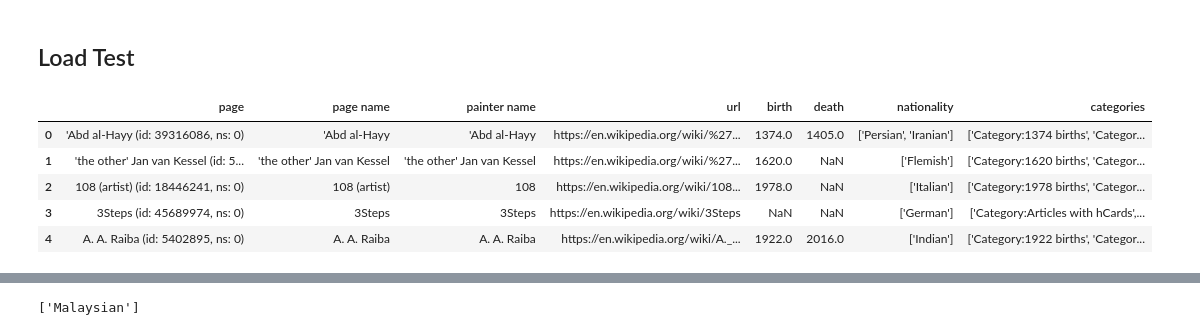
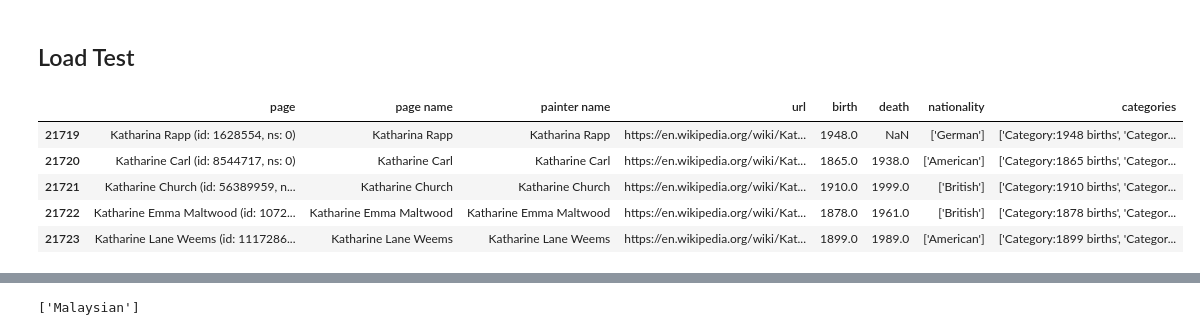
Before and after one commit to romainX17/google_project, a Jupyter notebook: Data/Wiki Crawler v2.ipynb, the cells around one changed output, grey strips where cells are left out. Saved outputs shown, nothing was run; the diff lists cells and outputs as text; code cells hidden in the pictures.

Commit message:
complete data_set

```diff
--- a/Data/Wiki Crawler v2.ipynb
+++ b/Data/Wiki Crawler v2.ipynb
@@ -183,14 +200,14 @@ df.to_csv('Data_GoogleArts_V1.csv')
 # %% [markdown]
 ## Load Test
 # %%
-df_tmp = pd.read_csv('Data_GoogleArts_V1_0_21719.csv', index_col=0)
+df_tmp = pd.read_csv('Data_GoogleArts_V1_21719_37049.csv', index_col=0)
 df_tmp.head()
 # %% [output]
 |  | page | page name | painter name | url | birth | death | nationality | categories |
-| 0 | 'Abd al-Hayy (id: 39316086, ns: 0) | 'Abd al-Hayy | 'Abd al-Hayy | https://en.wikipedia.org/wiki/%27... | 1374.0 | 1405.0 | ['Persian', 'Iranian'] | ['Category:1374 births', 'Categor... |
-| 1 | 'the other' Jan van Kessel (id: 5... | 'the other' Jan van Kessel | 'the other' Jan van Kessel | https://en.wikipedia.org/wiki/%27... | 1620.0 | NaN | ['Flemish'] | ['Category:1620 births', 'Categor... |
-| 2 | 108 (artist) (id: 18446241, ns: 0) | 108 (artist) | 108 | https://en.wikipedia.org/wiki/108... | 1978.0 | NaN | ['Italian'] | ['Category:1978 births', 'Categor... |
-| 3 | 3Steps (id: 45689974, ns: 0) | 3Steps | 3Steps | https://en.wikipedia.org/wiki/3Steps | NaN | NaN | ['German'] | ['Category:Articles with hCards',... |
-| 4 | A. A. Raiba (id: 5402895, ns: 0) | A. A. Raiba | A. A. Raiba | https://en.wikipedia.org/wiki/A._... | 1922.0 | 2016.0 | ['Indian'] | ['Category:1922 births', 'Categor... |
+| 21719 | Katharina Rapp (id: 1628554, ns: 0) | Katharina Rapp | Katharina Rapp | https://en.wikipedia.org/wiki/Kat... | 1948.0 | NaN | ['German'] | ['Category:1948 births', 'Categor... |
+| 21720 | Katharine Carl (id: 8544717, ns: 0) | Katharine Carl | Katharine Carl | https://en.wikipedia.org/wiki/Kat... | 1865.0 | 1938.0 | ['American'] | ['Category:1865 births', 'Categor... |
+| 21721 | Katharine Church (id: 56389959, n... | Katharine Church | Katharine Church | https://en.wikipedia.org/wiki/Kat... | 1910.0 | 1999.0 | ['British'] | ['Category:1910 births', 'Categor... |
+| 21722 | Katharine Emma Maltwood (id: 1072... | Katharine Emma Maltwood | Katharine Emma Maltwood | https://en.wikipedia.org/wiki/Kat... | 1878.0 | 1961.0 | ['British'] | ['Category:1878 births', 'Categor... |
+| 21723 | Katharine Lane Weems (id: 1117286... | Katharine Lane Weems | Katharine Lane Weems | https://en.wikipedia.org/wiki/Kat... | 1899.0 | 1989.0 | ['American'] | ['Category:1899 births', 'Categor... |
 # %%
 wiki_wiki = wikipediaapi.Wikipedia('en',extract_format=wikipediaapi.ExtractFormat.WIKI)
```
Also changed, not shown: parts of 10 cells of this notebook, 8 other files.
